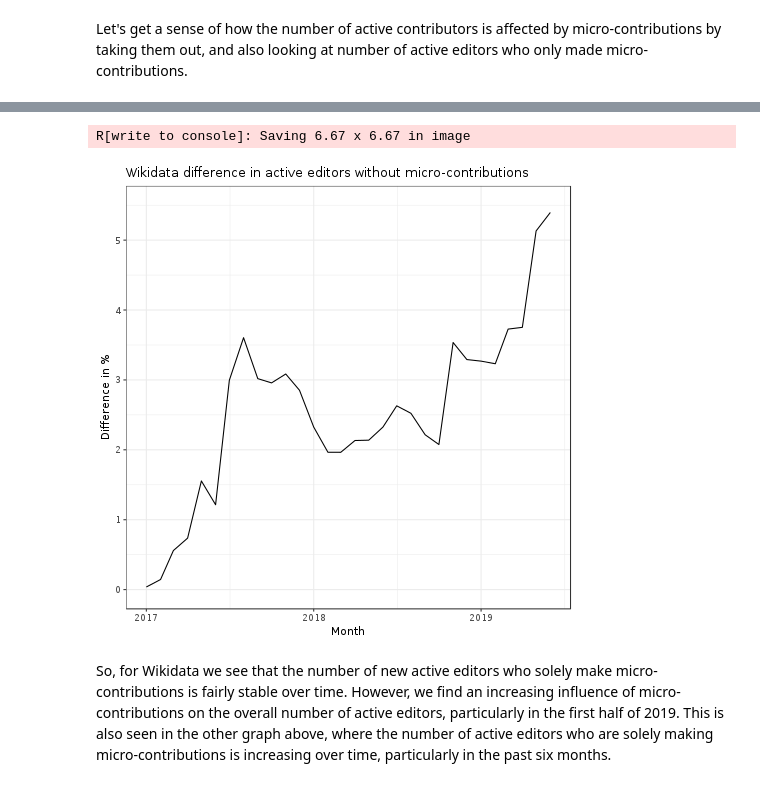
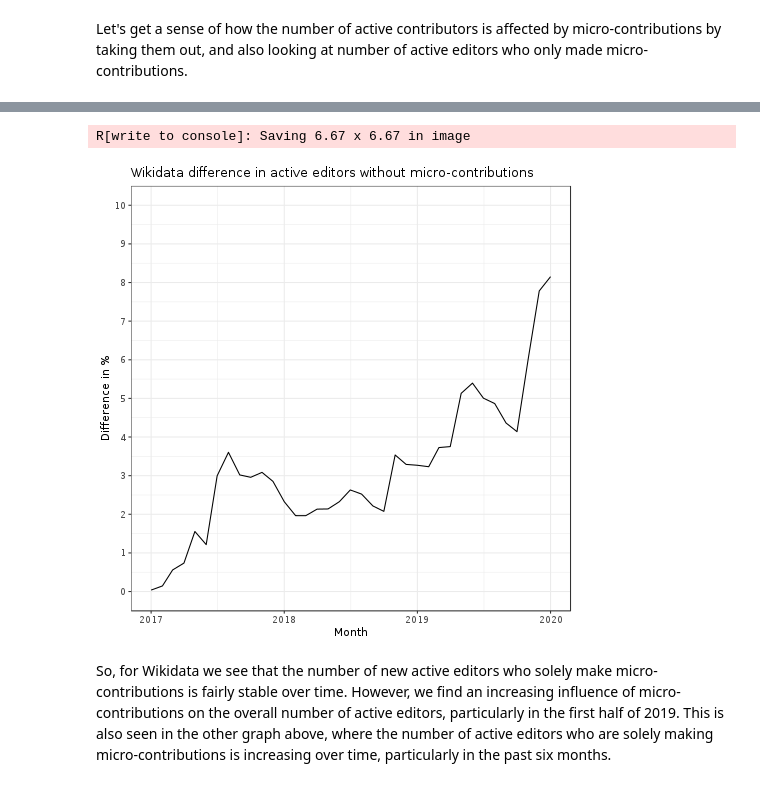
Before and after one commit to nettrom/Product-microcontributions-2019, a Jupyter notebook: active_editors.ipynb, the cells around one changed output, grey strips where cells are left out. Cells and saved outputs as stored; diff of their text form; code cells hidden in the pictures.

```diff
--- a/active_editors.ipynb
+++ b/active_editors.ipynb
@@ -156,11 +152,6 @@ wd_actives_full = wikidata_actives.merge(wikidata_mces,
 commons_actives_full = commons_actives.merge(commons_mces,
                                              how = 'left', left_on = ['log_month', 'user_id'],
                                              right_on = ['log_month', 'event_user_id']).fillna(0)
-# %%
-## turn log month into dates
-
-wd_actives_full['log_month'] = pd.to_datetime(wd_actives_full['log_month'])
-commons_actives_full['log_month'] = pd.to_datetime(commons_actives_full['log_month'])
 # %%
 ## Calculate the number of content contributions with micro-contributions removed
 
@@ -277,9 +268,9 @@ def get_corrected_stats(df, start_date, end_date):
 
     for month_idx in range(len(date_range) -1): ## iterate but exclude the last month
         ## Number of active editors with micro-contributions removed
-        n_active_wo_mces = len(df.loc[(df.log_month >= date_range[month_idx]) &
-                                       (df.log_month < date_range[month_idx + 1]) &
-                                       (df.non_micro_edits >= 5)])
+        n_active_wo_mces = len(df.loc[(df['log_month'] >= date_range[month_idx]) &
+                                       (df['log_month'] < date_range[month_idx + 1]) &
+                                       (df['non_micro_edits'] >= 5)])
 
         res_df = res_df.append(
                 pd.DataFrame([[date_range[month_idx], 'active w/o micro', n_active_wo_mces]],
@@ -288,9 +279,9 @@ def get_corrected_stats(df, start_date, end_date):
             )
 
         ## Number of active editors who only made micro-contributions
-        n_active_only_mces = len(df.loc[(df.log_month >= date_range[month_idx]) &
-                                        (df.log_month < date_range[month_idx + 1]) &
-                                        (df.content_edits == df.num_micros)])
+        n_active_only_mces = len(df.loc[(df['log_month'] >= date_range[month_idx]) &
+                                        (df['log_month'] < date_range[month_idx + 1]) &
+                                        (df['content_edits'] == df.num_micros)])
 
         res_df = res_df.append(
                 pd.DataFrame([[date_range[month_idx], 'active only micro', n_active_only_mces]],
@@ -299,10 +290,10 @@ def get_corrected_stats(df, start_date, end_date):
             )
 
         ## Number of new active editors with micro-contributions removed
-        n_new_active_wo_mces = len(df.loc[(df.log_month >= date_range[month_idx]) &
-                                       (df.log_month < date_range[month_idx + 1]) &
-                                       (df.is_new_active == 1) &
-                                       (df.non_micro_edits >= 5)])
+        n_new_active_wo_mces = len(df.loc[(df['log_month'] >= date_range[month_idx]) &
+                                       (df['log_month'] < date_range[month_idx + 1]) &
+                                       (df['is_new_active'] == 1) &
+                                       (df['non_micro_edits'] >= 5)])
 
         res_df = res_df.append(
                 pd.DataFrame([[date_range[month_idx], 'new active w/o micro', n_new_active_wo_mces]],
@@ -311,10 +302,10 @@ def get_corrected_stats(df, start_date, end_date):
             )
 
         ##Number of new active editors who only made micro-contributions
-        n_active_only_mces = len(df.loc[(df.log_month >= date_range[month_idx]) &
-                                        (df.log_month < date_range[month_idx + 1]) &
-                                        (df.is_new_active == 1) &
-                                        (df.content_edits == df.num_micros)])
+        n_active_only_mces = len(df.loc[(df['log_month'] >= date_range[month_idx]) &
+                                        (df['log_month'] < date_range[month_idx + 1]) &
+                                        (df['is_new_active'] == 1) &
+                                        (df['content_edits'] == df.num_micros)])
 
         res_df = res_df.append(
                 pd.DataFrame([[date_range[month_idx], 'new active only micro', n_active_only_mces]],
@@ -323,5 +314,5 @@ def get_corrected_stats(df, start_date, end_date):
             )
     return(res_df)
 # %%
-wd_active_stats = get_active_stats(wd_actives_full, '2016-01-01', '2019-07-01')
+wd_active_stats = get_active_stats(wd_actives_full, '2016-01-01', '2020-02-01')
 # %%
@@ -329,3 +320,3 @@ commons_active_stats = get_active_stats(commons_actives_full, '2018-01-01', '201
 # %%
-wd_corrected_stats = get_corrected_stats(wd_actives_full, '2016-01-01', '2019-07-01')
+wd_corrected_stats = get_corrected_stats(wd_actives_full, '2016-01-01', '2020-02-01')
 # %%
@@ -408,30 +395,30 @@ geom_line()
 # %%
 %%R -i wd_active_stats,wd_corrected_stats
 
 ## Merge the two and calculate a diff between active with and without micro-contributions
 
 wd_active_stats = data.table(wd_active_stats)
 wd_corrected_stats = data.table(wd_corrected_stats)
 
 wd_both = merge(wd_active_stats[editor_type == 'active', list(log_month, n_active = n)],
                 wd_corrected_stats[editor_type == 'active w/o micro', list(log_month, n_active_nomicro = n)],
                 by = 'log_month')
 wd_both[, n_diff := n_active - n_active_nomicro]
 wd_both[, prop_diff := 100 * n_diff / n_active]
 wd_both[, log_month := as.Date(log_month)]
 
 g = ggplot(wd_both[log_month >= as.Date('2017-01-01')],
        aes(x = log_month, y = prop_diff)) +
 theme_bw() +
-scale_y_continuous("Difference in %", lim = c(0, 5.5), breaks = c(0:5)) +
+scale_y_continuous("Difference in %", lim = c(0, 10), breaks = c(0:10)) +
 scale_x_date("Month") +
 ggtitle("Wikidata difference in active editors without micro-contributions") +
 geom_line()
 
 ggsave(g, file = "graphs/wikidata_diff_active_wo_micro.png")
 g
 # %% [output]
 R[write to console]: Saving 6.67 x 6.67 in image
-[figure, old version]
+[figure, new version]
 # %% [markdown]
 So, for Wikidata we see that the number of new active editors who solely make micro-contributions is fairly stable over time. However, we find an increasing influence of micro-contributions on the overall number of active editors, particularly in the first half of 2019. This is also seen in the other graph above, where the number of active editors who are solely making micro-contributions is increasing over time, particularly in the past six months.
```
Also changed, not shown: parts of 98 cells of this notebook, 12 other files.
